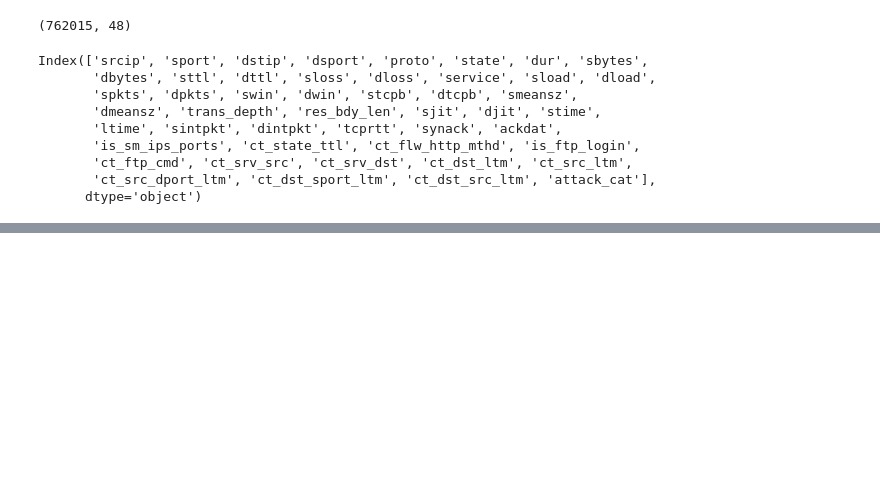
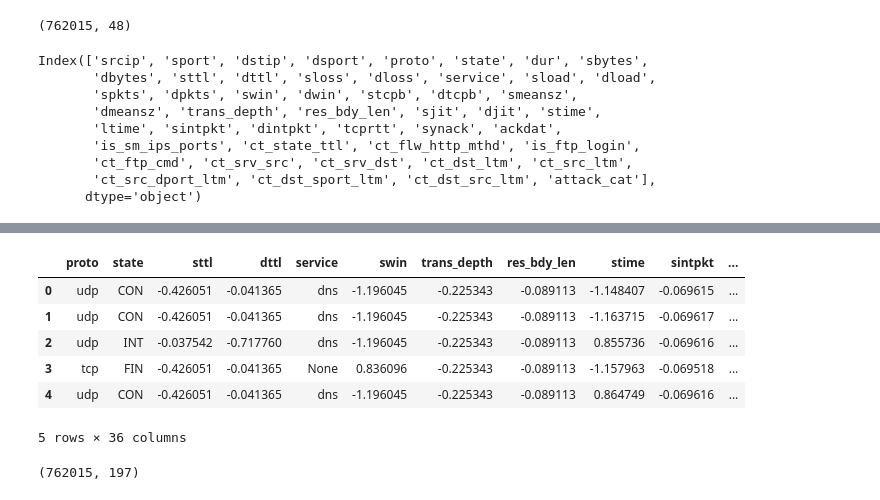
Before and after one commit to leticiacosta91/CA1-UNWS, a Jupyter notebook: Preprocessing.ipynb, the cells around one changed output, grey strips where cells are left out. Drawn from its saved outputs; the diff is of its cells as text; code cells hidden in the pictures; blank space fills up the shorter version.

Commit message:
Feature Engineering and Data Preparation

```diff
--- a/Preprocessing.ipynb
+++ b/Preprocessing.ipynb
@@ -414,0 +450,4 @@ SyntaxError: EOL while scanning string literal (3188918964.py, line 2)
+# %%
+# Droping all the unwanted columns
+dropable_col = saved_dict['to_drop'] + saved_dict['corr_col']
+x_test.drop(columns=dropable_col, inplace=True)
@@ -414,0 +458,3 @@ SyntaxError: EOL while scanning string literal (3188918964.py, line 2)
+# %%
+# Cleaning data using clean_data()
+x_test = clean_data(x_test)
@@ -414,0 +465,3 @@ SyntaxError: EOL while scanning string literal (3188918964.py, line 2)
+# %%
+# FE: applying log1p using apply_log1p()
+x_test = apply_log1p(x_test)
@@ -414,0 +484,13 @@ SyntaxError: EOL while scanning string literal (3188918964.py, line 2)
+# %%
+# Standardscaling using stanardize()
+x_test = standardize(x_test)
+# %%
+x_test.head()
+# %% [output]
+|  | proto | state | sttl | dttl | service | swin | trans_depth | res_bdy_len | stime | sintpkt | ... |
+| 0 | udp | CON | -0.426051 | -0.041365 | dns | -1.196045 | -0.225343 | -0.089113 | -1.148407 | -0.069615 | ... |
+| 1 | udp | CON | -0.426051 | -0.041365 | dns | -1.196045 | -0.225343 | -0.089113 | -1.163715 | -0.069617 | ... |
+| 2 | udp | INT | -0.037542 | -0.717760 | dns | -1.196045 | -0.225343 | -0.089113 | 0.855736 | -0.069616 | ... |
+| 3 | tcp | FIN | -0.426051 | -0.041365 | None | 0.836096 | -0.225343 | -0.089113 | -1.157963 | -0.069518 | ... |
+| 4 | udp | CON | -0.426051 | -0.041365 | dns | -1.196045 | -0.225343 | -0.089113 | 0.864749 | -0.069616 | ... |
+5 rows × 36 columns
@@ -414,0 +500,4 @@ SyntaxError: EOL while scanning string literal (3188918964.py, line 2)
+# %%
+x_test.shape
+# %% [output]
+(762015, 197)
```
Also changed, not shown: parts of 19 cells of this notebook.
